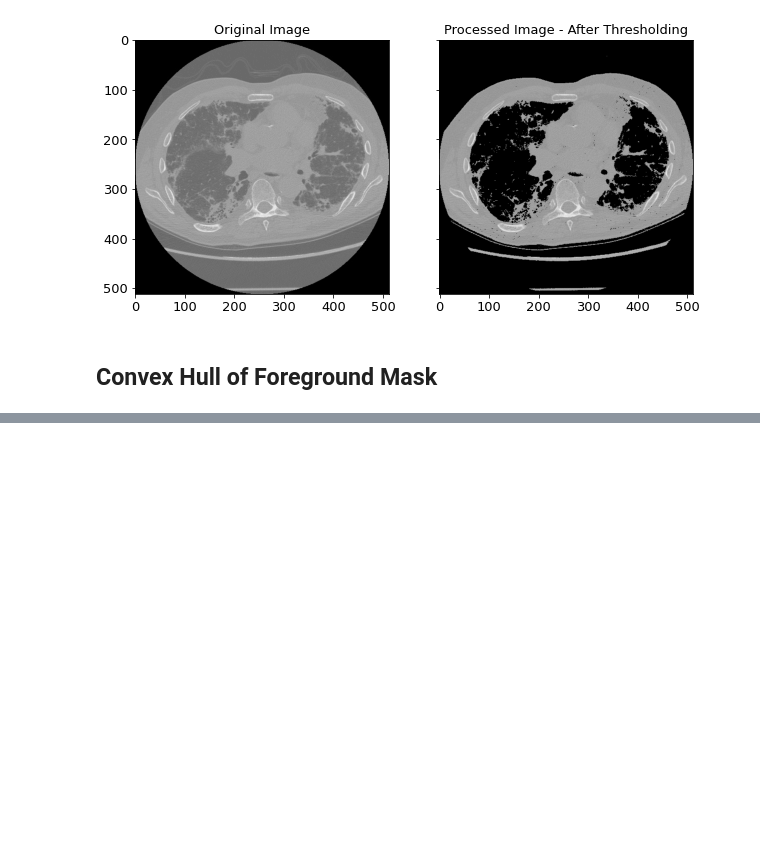
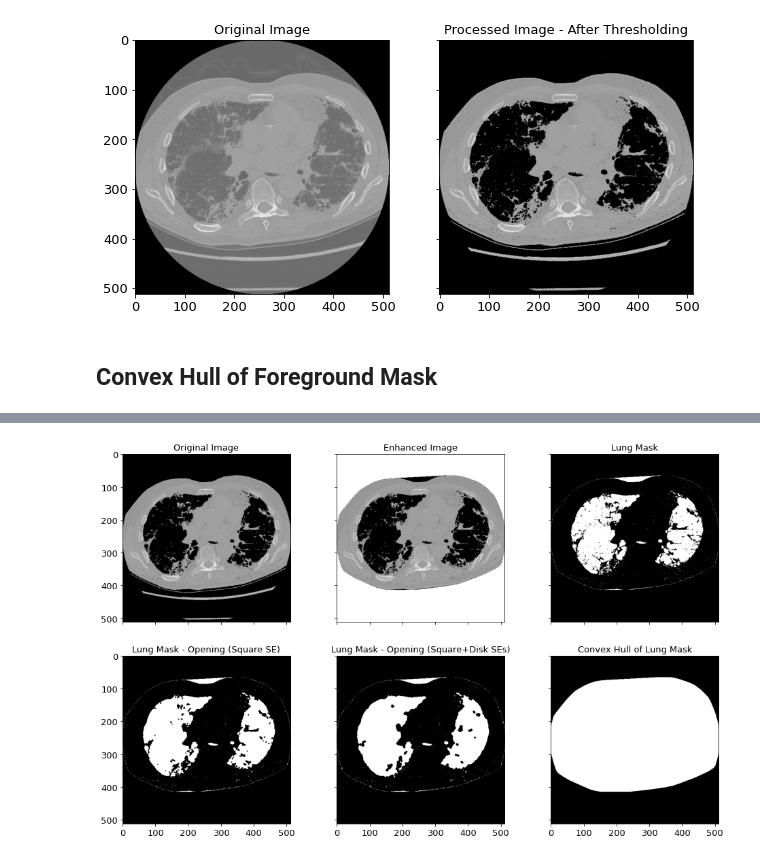
Before and after one commit to anushkahebbar/cardiac-segmentation, a Jupyter notebook: Rim et al. Implementation.ipynb, the cells around one changed output, grey strips where cells are left out. Cells and saved outputs as stored; diff of their text form; code cells hidden in the pictures; blank space fills up the shorter version.

```diff
--- a/Rim et al. Implementation.ipynb
+++ b/Rim et al. Implementation.ipynb
@@ -184,0 +243,4 @@ Center labels and their points: {0: array([0.]), 1: array([157.87911491])}
+# %%
+enhanced = chullLungMask(procImg, ch_fg_mask, fg_threshold)
+# %% [output]
+[figure, added]
```
Also changed, not shown: parts of 5 cells of this notebook.
